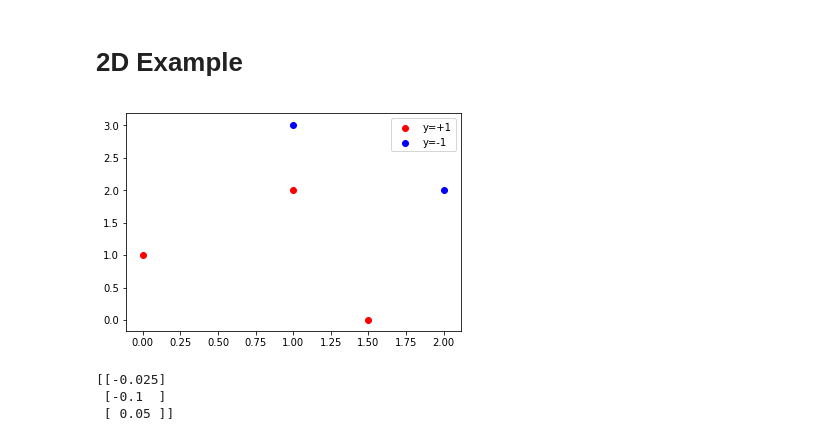
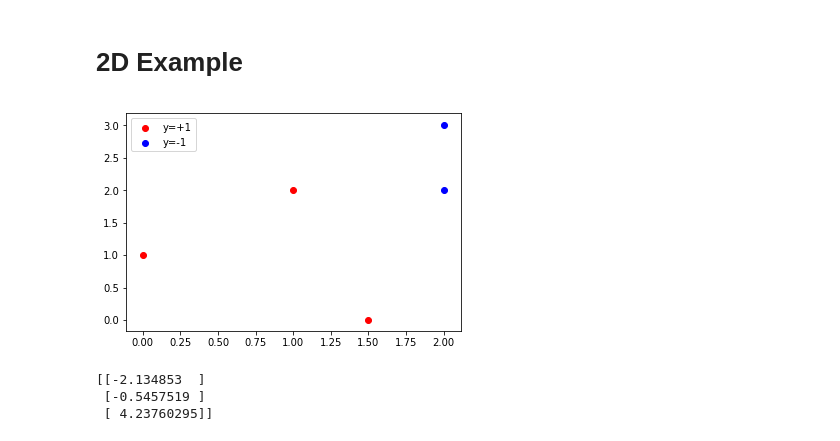
Before and after one commit to apletta/hand-detection, a Jupyter notebook: src/toy_svm.ipynb, the cells around one changed output. Drawn from its saved outputs; the diff is of its cells as text; code cells hidden in the pictures.

```diff
--- a/src/toy_svm.ipynb
+++ b/src/toy_svm.ipynb
@@ -84,25 +84,25 @@ plt.show()
 # %%
 # toy data
 X = np.array([[1, 2],
               [0, 1],
               [1.5, 0],
-              [1, 3],
+              [2, 3],
               [2, 2]])
 
 b = np.array([[1],
               [1],
               [1],
               [-1],
               [-1]])
 
 
 plt.scatter(X[:3,0], X[:3,1], color="red", label="y=+1")
 plt.scatter(X[3:,0], X[3:,1], color="blue", label="y=-1")
 
 plt.legend()
 plt.show()
 # %% [output]
-[figure, old version]
+[figure, new version]
 # %%
 # compare against sklearn - can test different kernels
 
@@ -113,7 +113,7 @@ X_svm = np.hstack((X, np.ones((num_samples, 1))))
 num_features = len(X[0])
 w_k = np.zeros((num_features+1, 1))
 
-r = 10 # regularizer (aka lambda)
+r = 0 # regularizer (aka lambda)
 U, s, V = np.linalg.svd(X_svm)
 tau = 1/s[0]**2 # max stepsize
 
@@ -122,7 +122,7 @@ train_class = 1
 b_svm = np.where(b == train_class, 1, -1)
 
 # train svm
-num_steps = 1000
+num_steps = 5000 # use stopping condition instead ex. l_hinge + 2norm(w) <= 1e-7 or no improvement
 for i in range(num_steps):
     # loop through training samples
     l_hinge = np.zeros(w_k.shape)
@@ -130,12 +130,15 @@ for i in range(num_steps):
         # indicator function
         if b_svm[s]*X_svm[s]@w_k < 1:
             l_hinge = np.add(l_hinge, -b_svm[s]*X_svm[s].reshape(l_hinge.shape))
-    w_k = w_k - tau*(l_hinge+2*r*w_k)
+        w_tilda = np.copy(w_k)
+        w_tilda[-1] = 0
+
+    w_k = w_k - tau*(l_hinge+2*r*w_tilda)
 print(w_k)
 # %% [output]
-[[-0.025]
- [-0.1  ]
- [ 0.05 ]]
+[[-2.134853  ]
+ [-0.5457519 ]
+ [ 4.23760295]]
 # %%
 def svm_contour(x, w, c):
     x_plot = (c-x*w[0]-w[2])/w[1]
```
Also changed, not shown: parts of 1 cell of this notebook, 3 other files.
